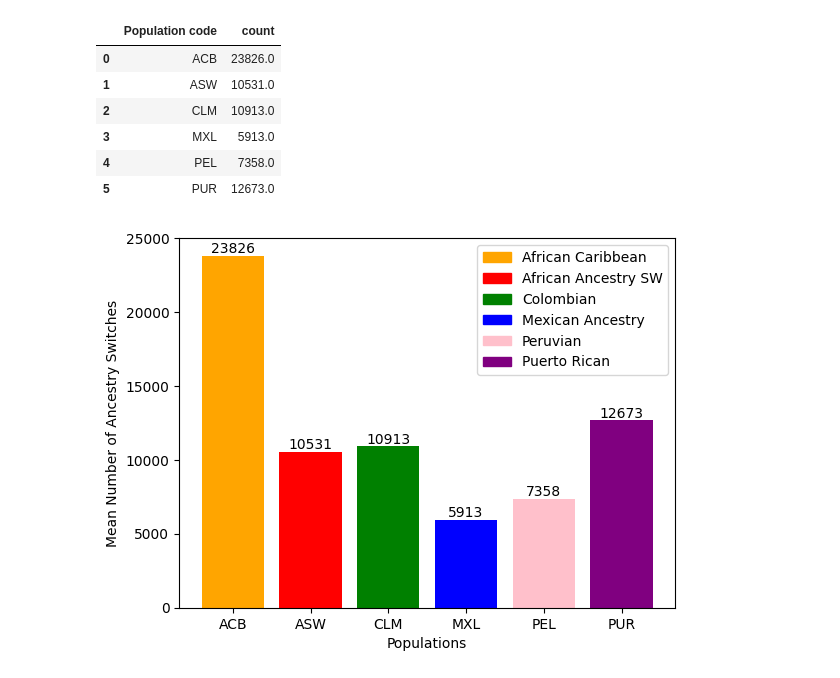
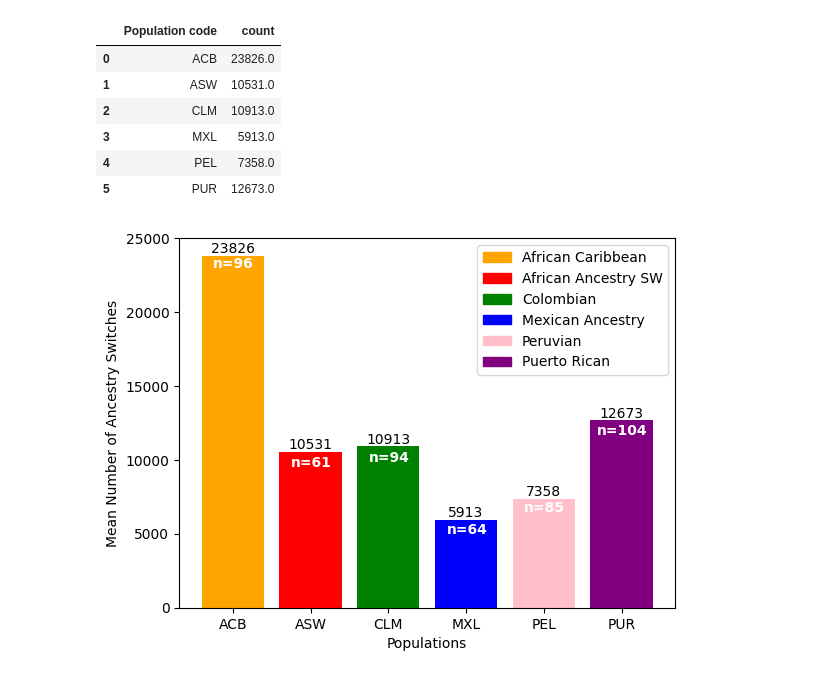
Before and after one commit to oonashigenorisseadams/grfp, a Jupyter notebook: bedtools_analysis/bedtools_post_hoc_analysis.ipynb, the cells around one changed output. Drawn from its saved outputs; the diff is of its cells as text; code cells hidden in the pictures.

Commit message:
figure edits

```diff
--- a/bedtools_analysis/bedtools_post_hoc_analysis.ipynb
+++ b/bedtools_analysis/bedtools_post_hoc_analysis.ipynb
@@ -83,20 +83,30 @@ population_counts
 | 4 | PEL | 7358.0 |
 | 5 | PUR | 12673.0 |
 # %%
+# setting plot
 fig, ax = plt.subplots()
 my_colors = ['orange', 'red', 'green', 'blue', 'pink', 'purple']
 bars = ax.bar(population_counts['Population code'], population_counts['count'], color= my_colors)
+
 # adds counts to top of bar
 ax.bar_label(bars)
+ax.annotate(('n=96'), xy =(0, 0), xytext =(-0.25, 23000), textcoords='data', color='w', weight='bold')
+ax.annotate(('n=61'), xy =(0, 0), xytext =(0.75, 9500), textcoords='data', color='w', weight='bold')
+ax.annotate(('n=94'), xy =(0, 0), xytext =(1.75, 9900), textcoords='data', color='w', weight='bold')
+ax.annotate(('n=64'), xy =(0, 0), xytext =(2.75, 5000), textcoords='data', color='w', weight='bold')
+ax.annotate(('n=85'), xy =(0, 0), xytext =(3.75, 6500), textcoords='data', color='w', weight='bold')
+ax.annotate(('n=104'), xy =(0, 0), xytext =(4.68, 11700),textcoords='data', color='w', weight='bold')
 acb = mpatches.Patch(color='orange', label='African Caribbean')
 asw = mpatches.Patch(color='red', label='African Ancestry SW')
 clm = mpatches.Patch(color='green', label='Colombian')
 mxl = mpatches.Patch(color='blue', label='Mexican Ancestry')
 pel = mpatches.Patch(color='pink', label='Peruvian')
 pur = mpatches.Patch(color='purple', label='Puerto Rican')
+
+# legend and axes
 plt.legend(handles=[acb, asw, clm, mxl, pel, pur])
 plt.xlabel("Populations")
 plt.ylabel("Mean Number of Ancestry Switches")
 plt.savefig("/home/oona/nsf_grfp/figs/seaborn_switch_plot.png")
 # %% [output]
-[figure, old version]
+[figure, new version]
```
Also changed, not shown: 1 other file.
